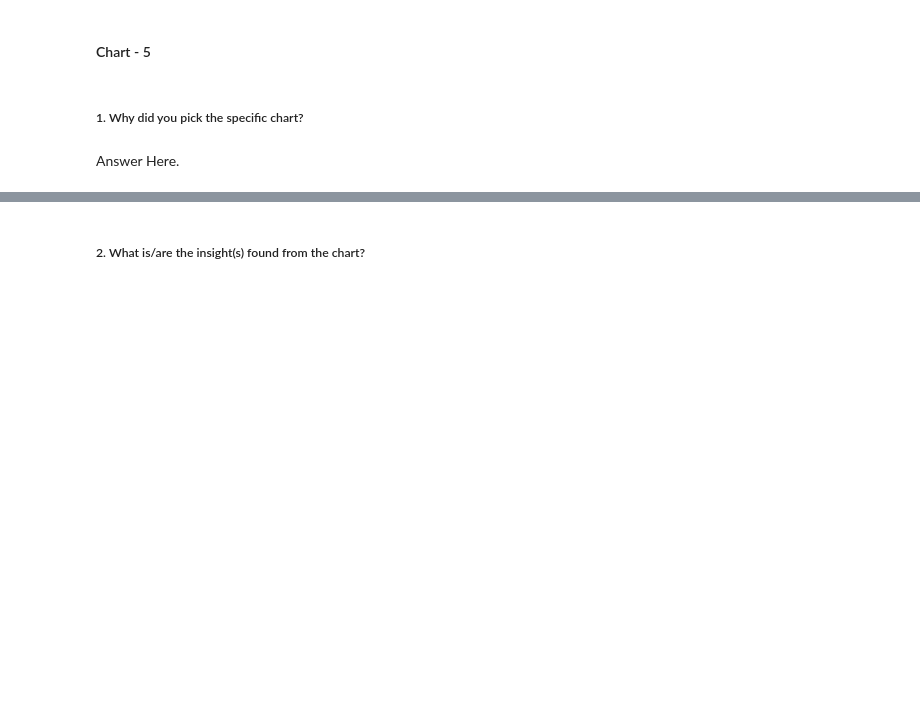
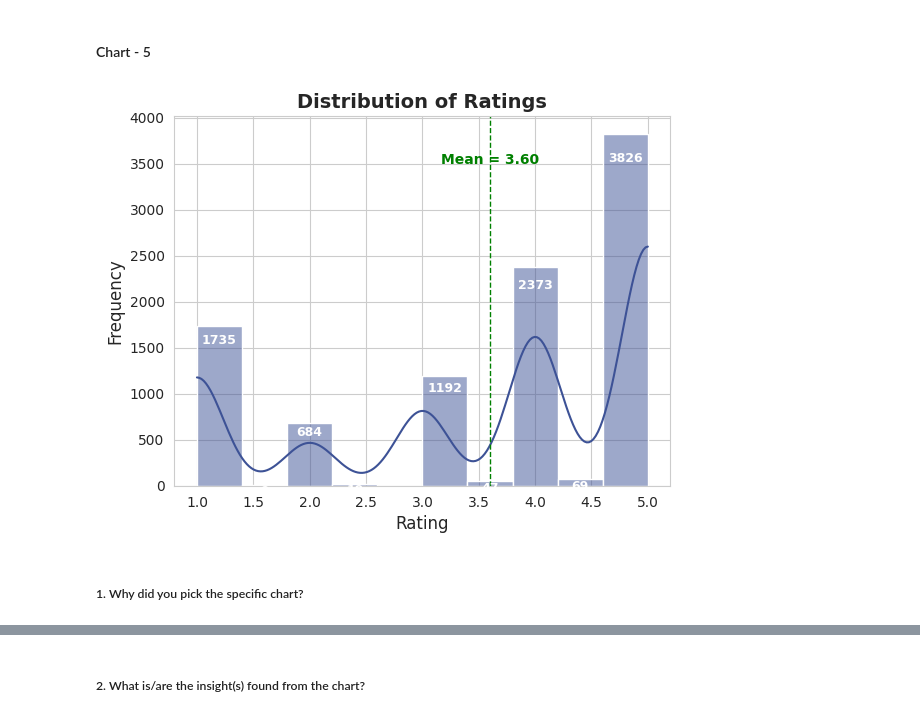
Before and after one commit to Ash99-commits/Unsupervised_ML_Zomato-Restaurant_Clustering_And_Sentiment_Analysis, a Jupyter notebook: Unsupervised_ML_Zomato_Restaurant_Clustering_And_Sentiment_Analysis_Ashwani_Kumar_Patra.ipynb, the cells around one changed output, grey strips where cells are left out. Saved outputs shown, nothing was run; the diff lists cells and outputs as text; code cells hidden in the pictures; blank space fills up the shorter version.

Commit message:
Chart 5 - Distribution of Ratings - Histogram with KDE curve, plotted, insights are driven from it, along with its business impact [both positive and negative(if any)].

```diff
--- a/Unsupervised_ML_Zomato_Restaurant_Clustering_And_Sentiment_Analysis_Ashwani_Kumar_Patra.ipynb
+++ b/Unsupervised_ML_Zomato_Restaurant_Clustering_And_Sentiment_Analysis_Ashwani_Kumar_Patra.ipynb
@@ -922,4 +920,42 @@ Business Impact :-
+# %%
+# Chart 5 Visualization Code - Distribution of Ratings - Histogram with KDE curve
+
+# Filtering out non-numeric values from the 'Rating' column
+numeric_ratings = pd.to_numeric(reviews_df['Rating'], errors='coerce')  # This converts to numeric, non-numeric → NaN
+
+# Setting the aesthetic style of the plots
+sns.set_style("whitegrid")  # white background with gridlines
+
+# Choosing a color palette
+bright_palette = sns.color_palette("mako", 10)  # using 'mako' palette with 10 colors
+
+# Recreating the histogram with the filtered data using the brighter palette
+ax = sns.histplot(numeric_ratings.dropna(), kde=True, bins=10, color=bright_palette[3])  # histogram with 10 bins + KDE curve
+
+# Adding a line for mean
+mean_val = numeric_ratings.mean()  # calculating mean rating
+plt.axvline(mean_val, color='green', linestyle='dashed', linewidth=1)  # vertical dashed green line at mean
+
+# Annotating the mean line
+plt.text(mean_val, ax.get_ylim()[1] * 0.9, f"Mean = {mean_val:.2f}",  # x=mean, y=90% of max height
+         color='green', ha='center', va='top', fontweight='bold')  # centered green text
+
+# Annotating each bar in the histogram
+for p in ax.patches:  # loop over bars
+    height = p.get_height()  # bar height
+    if height > 0:  # annotate only if bar is not empty
+        ax.text(p.get_x() + p.get_width() / 2, height - (0.05 * height),  # placing text at center, slightly below top
+                f'{int(height)}', ha='center', va='top', color='white',  # showing count in white
+                fontweight='bold', fontsize=9)  # styling text
+
+# Title and labels
+plt.title('Distribution of Ratings', fontsize=14, fontweight='bold')  # chart title
+plt.xlabel('Rating', fontsize=12)  # x-axis label
+plt.ylabel('Frequency', fontsize=12)  # y-axis label
+
+# Displaying the plot
+plt.show()
+# %% [output]
+[figure, added]
 # %% [markdown]
 ##### 1. Why did you pick the specific chart?
-# %% [markdown]
-Answer Here.
```
Also changed, not shown: parts of 6 cells of this notebook.
